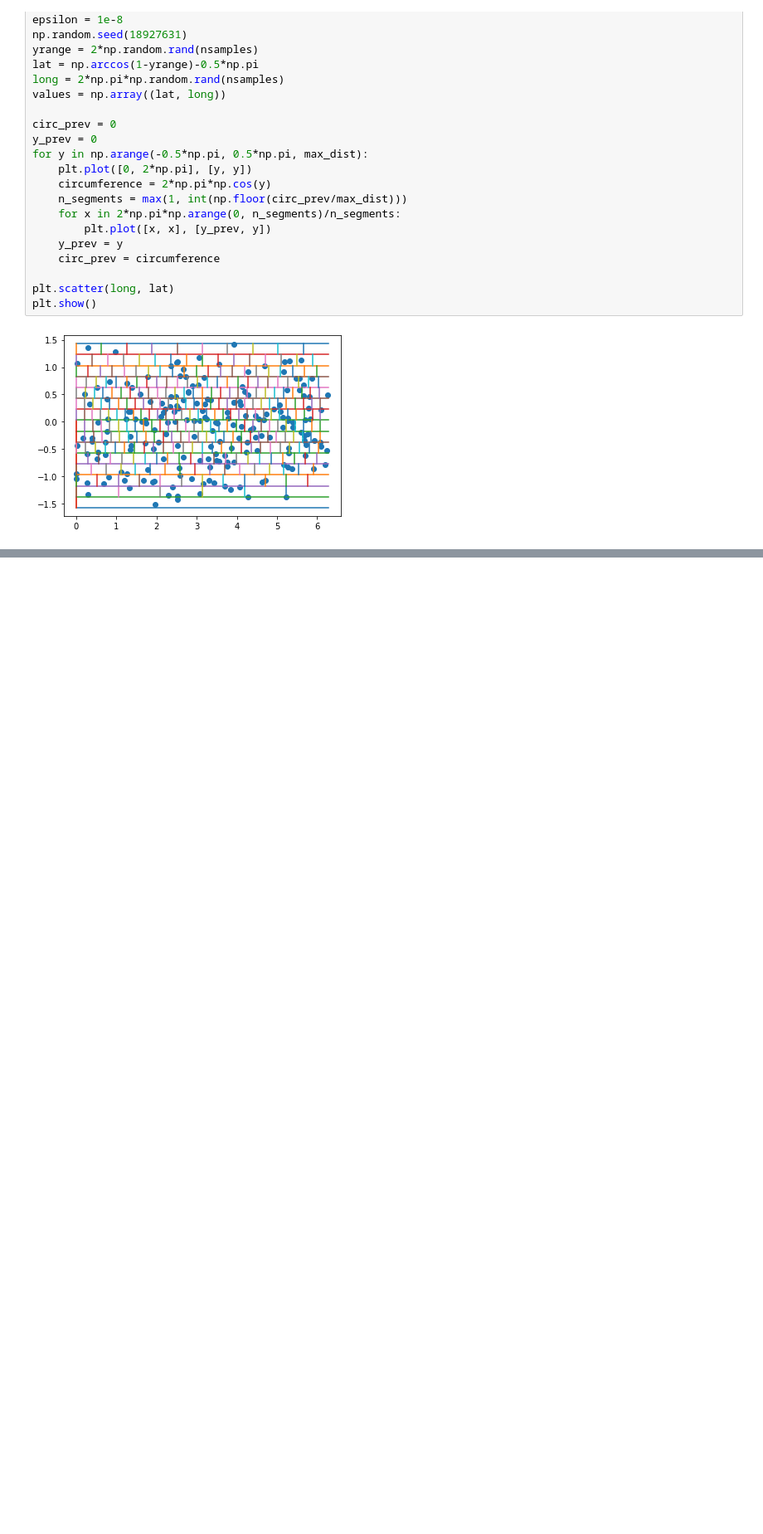
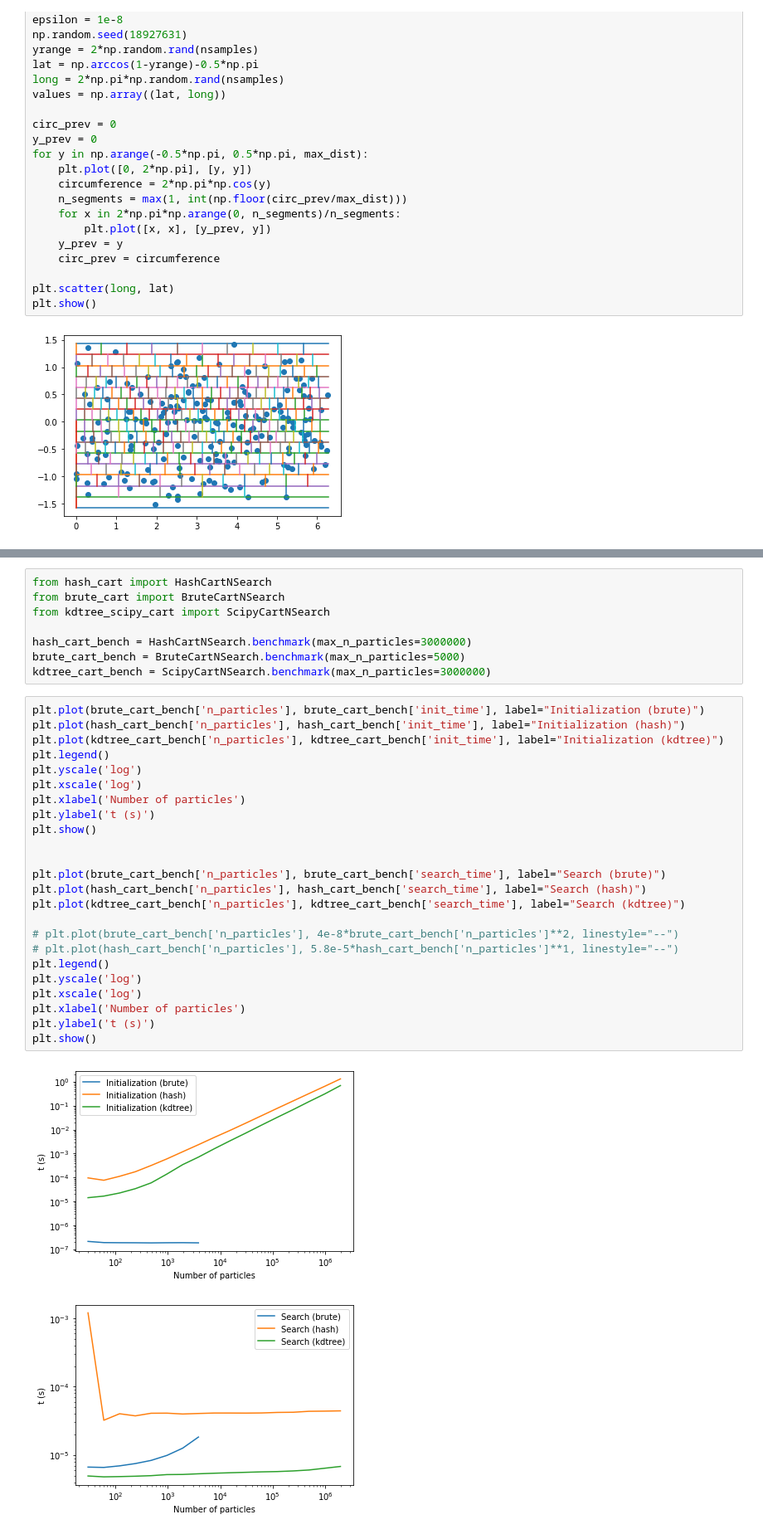
Before and after one commit to qubixes/parcels, a Jupyter notebook: examples/kdtree.ipynb, the cells around one changed output, grey strips where cells are left out. Shown: that part at 83% size. Saved outputs shown, nothing was run; the diff lists cells and outputs as text; blank space fills up the shorter version.

Commit message:
Add Scipy kdtree

```diff
--- a/examples/kdtree.ipynb
+++ b/examples/kdtree.ipynb
@@ -422,0 +423,35 @@ plt.show()
+# %%
+from hash_cart import HashCartNSearch
+from brute_cart import BruteCartNSearch
+from kdtree_scipy_cart import ScipyCartNSearch
+
+hash_cart_bench = HashCartNSearch.benchmark(max_n_particles=3000000)
+brute_cart_bench = BruteCartNSearch.benchmark(max_n_particles=5000)
+kdtree_cart_bench = ScipyCartNSearch.benchmark(max_n_particles=3000000)
+# %%
+plt.plot(brute_cart_bench['n_particles'], brute_cart_bench['init_time'], label="Initialization (brute)")
+plt.plot(hash_cart_bench['n_particles'], hash_cart_bench['init_time'], label="Initialization (hash)")
+plt.plot(kdtree_cart_bench['n_particles'], kdtree_cart_bench['init_time'], label="Initialization (kdtree)")
+plt.legend()
+plt.yscale('log')
+plt.xscale('log')
+plt.xlabel('Number of particles')
+plt.ylabel('t (s)')
+plt.show()
+
+
+plt.plot(brute_cart_bench['n_particles'], brute_cart_bench['search_time'], label="Search (brute)")
+plt.plot(hash_cart_bench['n_particles'], hash_cart_bench['search_time'], label="Search (hash)")
+plt.plot(kdtree_cart_bench['n_particles'], kdtree_cart_bench['search_time'], label="Search (kdtree)")
+
+# plt.plot(brute_cart_bench['n_particles'], 4e-8*brute_cart_bench['n_particles']**2, linestyle="--")
+# plt.plot(hash_cart_bench['n_particles'], 5.8e-5*hash_cart_bench['n_particles']**1, linestyle="--")
+plt.legend()
+plt.yscale('log')
+plt.xscale('log')
+plt.xlabel('Number of particles')
+plt.ylabel('t (s)')
+plt.show()
+# %% [output]
+[figure, added]
+[figure, added]
```
Also changed, not shown: parts of 2 cells of this notebook, 6 other files.
